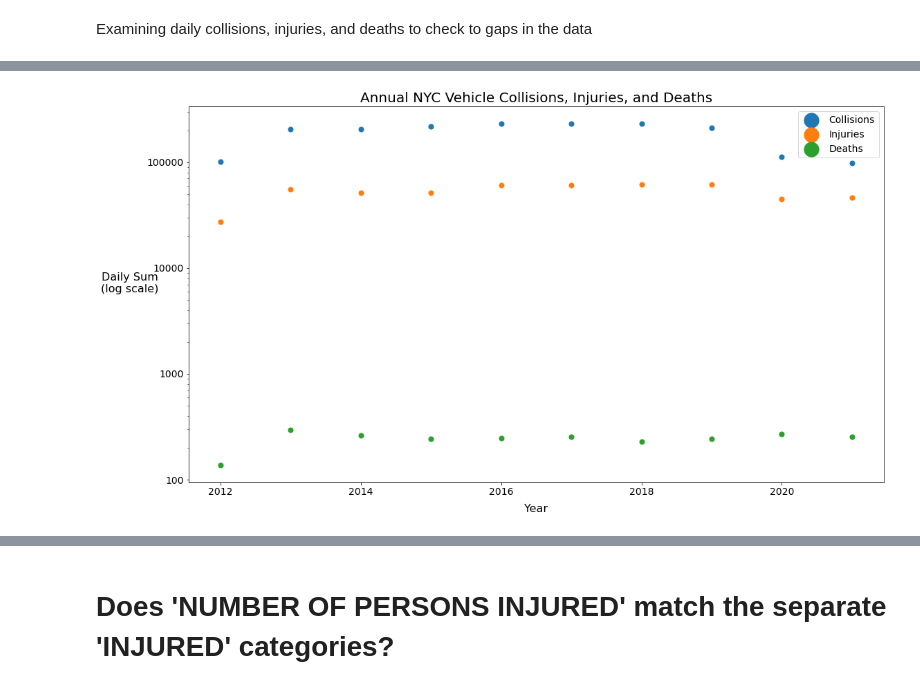
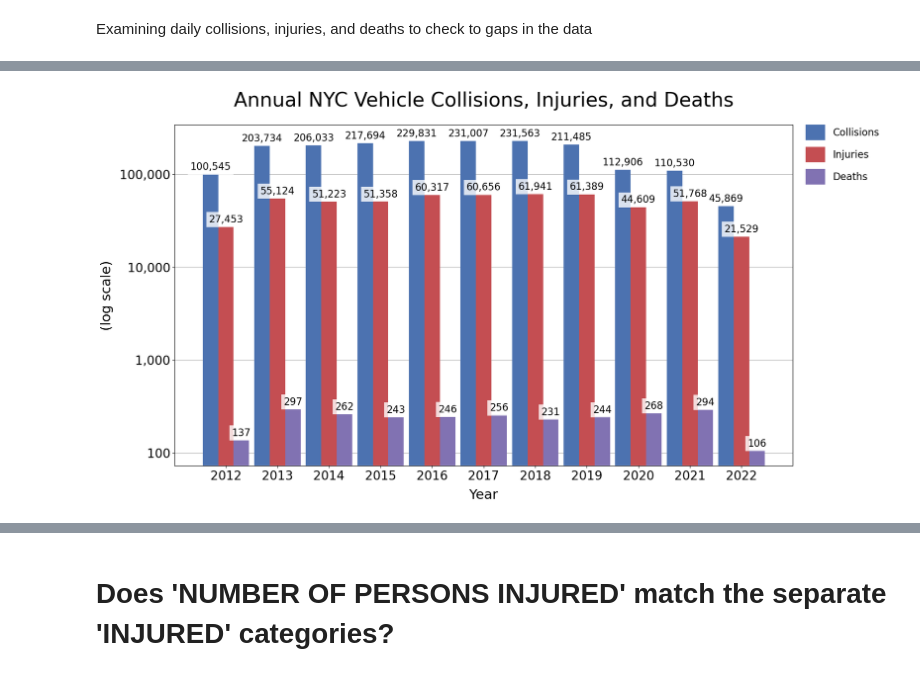
Before and after one commit to ray310/NYC-Vehicle-Collisions, a Jupyter notebook: 1-profiling-raw-collision-data.ipynb, the cells around one changed output, grey strips where cells are left out. Drawn from its saved outputs; the diff is of its cells as text; code cells hidden in the pictures.

```diff
--- a/1-profiling-raw-collision-data.ipynb
+++ b/1-profiling-raw-collision-data.ipynb
@@ -284,26 +285,37 @@ plt.show()
-# %%
-annual_collisions = data.groupby(by=data["datetime"].dt.year)["COLLISION_ID"].count()
-annual_injuries = data.groupby(by=data["datetime"].dt.year)[
-    "NUMBER OF PERSONS INJURED"
-].sum()
-annual_deaths = data.groupby(by=data["datetime"].dt.year)[
-    "NUMBER OF PERSONS KILLED"
-].sum()
-fig, ax = plt.subplots()
-fig.set_size_inches((18, 10))
-ax.set_title("Annual NYC Vehicle Collisions, Injuries, and Deaths", fontsize=20)
-ax.set_xlabel("Year", fontsize=16, labelpad=10)
-ax.set_ylabel("Daily Sum\n(log scale)", fontsize=16, rotation=0, labelpad=25)
-ax.tick_params(axis="both", which="major", labelsize=14)
-ax.set_yscale("log")
-ax.yaxis.set_major_formatter("{x:.0f}")
-ax.scatter(y=annual_collisions, x=annual_collisions.index, s=50)  # s is marker size
-ax.scatter(y=annual_injuries, x=annual_injuries.index, s=50)
-ax.scatter(y=annual_deaths, x=annual_deaths.index, s=50)
-ax.legend(["Collisions", "Injuries", "Deaths"], fontsize=14, markerscale=3)
-plt.show()
-# %% [output]
-[figure, removed]
+# %%
+annual = pd.DataFrame()
+annual["Collisions"] = data.groupby(by=data["datetime"].dt.year)["COLLISION_ID"].count()
+annual["Injured"] = data.groupby(by=data["datetime"].dt.year)[
+    "NUMBER OF PERSONS INJURED"
+].sum()
+annual["Deaths"] = data.groupby(by=data["datetime"].dt.year)[
+    "NUMBER OF PERSONS KILLED"
+].sum()
+annual_labels = {
+    "title": "Annual NYC Vehicle Collisions, Injuries, and Deaths",
+    "y_label": "(log scale)",
+    "x_label": "Year",
+}
+groups = [
+    "Collisions",
+    "Injuries",
+    "Deaths",
+]
+viz.make_grouped_bar_chart(
+    annual,
+    **annual_labels,
+    legend_labels=groups,
+    colors=viz.CYCLE_COLORS,
+    legend_handleheight=2.0,
+    bar_label_bbox={"facecolor": "white", "edgecolor": "none", "alpha": 0.8},
+    logscale=True,
+    minor_ticks_off=True,
+    ylabel_rotation="vertical",
+    ylabel_pad=10,
+    legend_bbox=(1.02, 0.9),
+)
+# %% [output]
+[figure, added]
 # %%
 data["datetime"].min(), data["datetime"].max()
 # %% [output]
```
Also changed, not shown: parts of 38 cells of this notebook.
